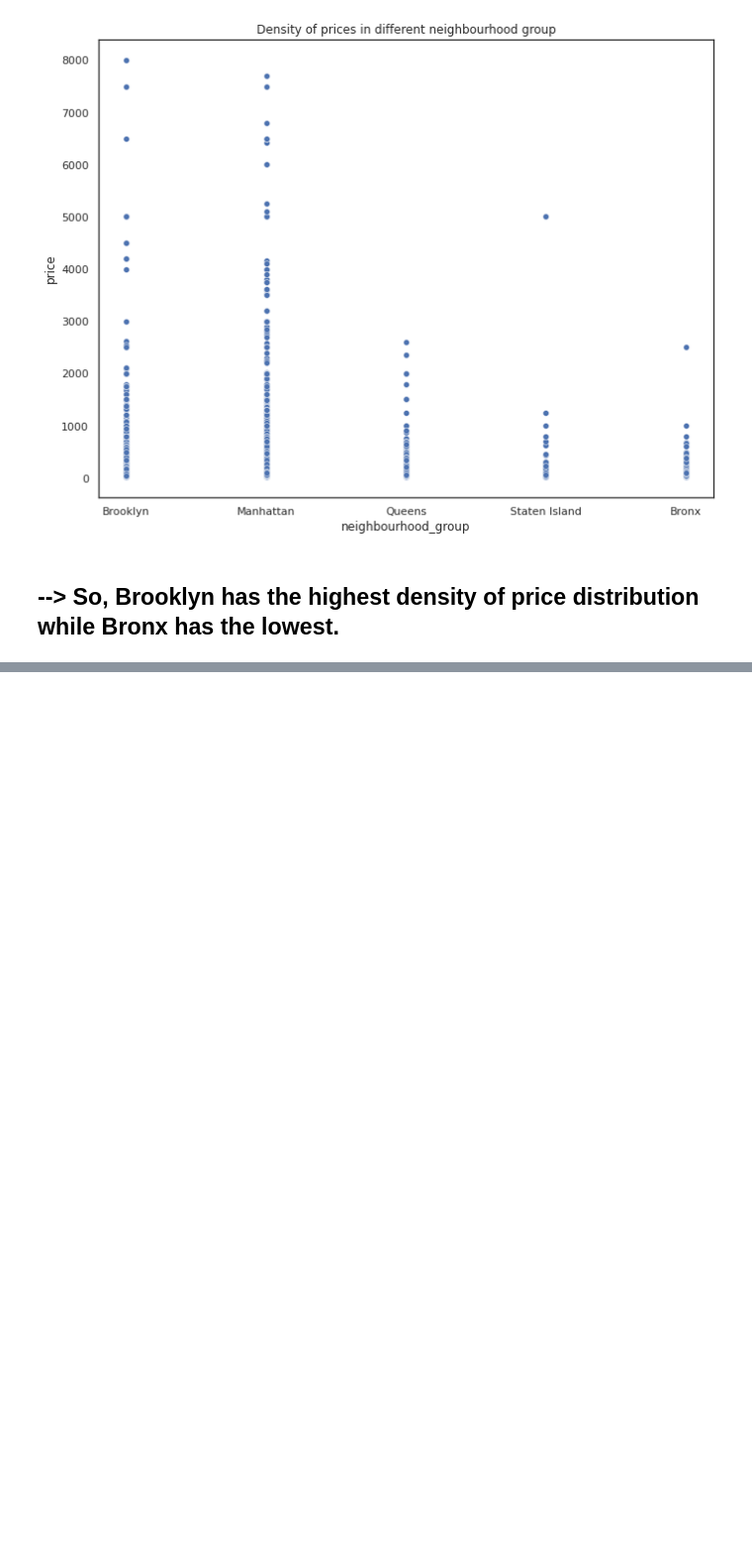
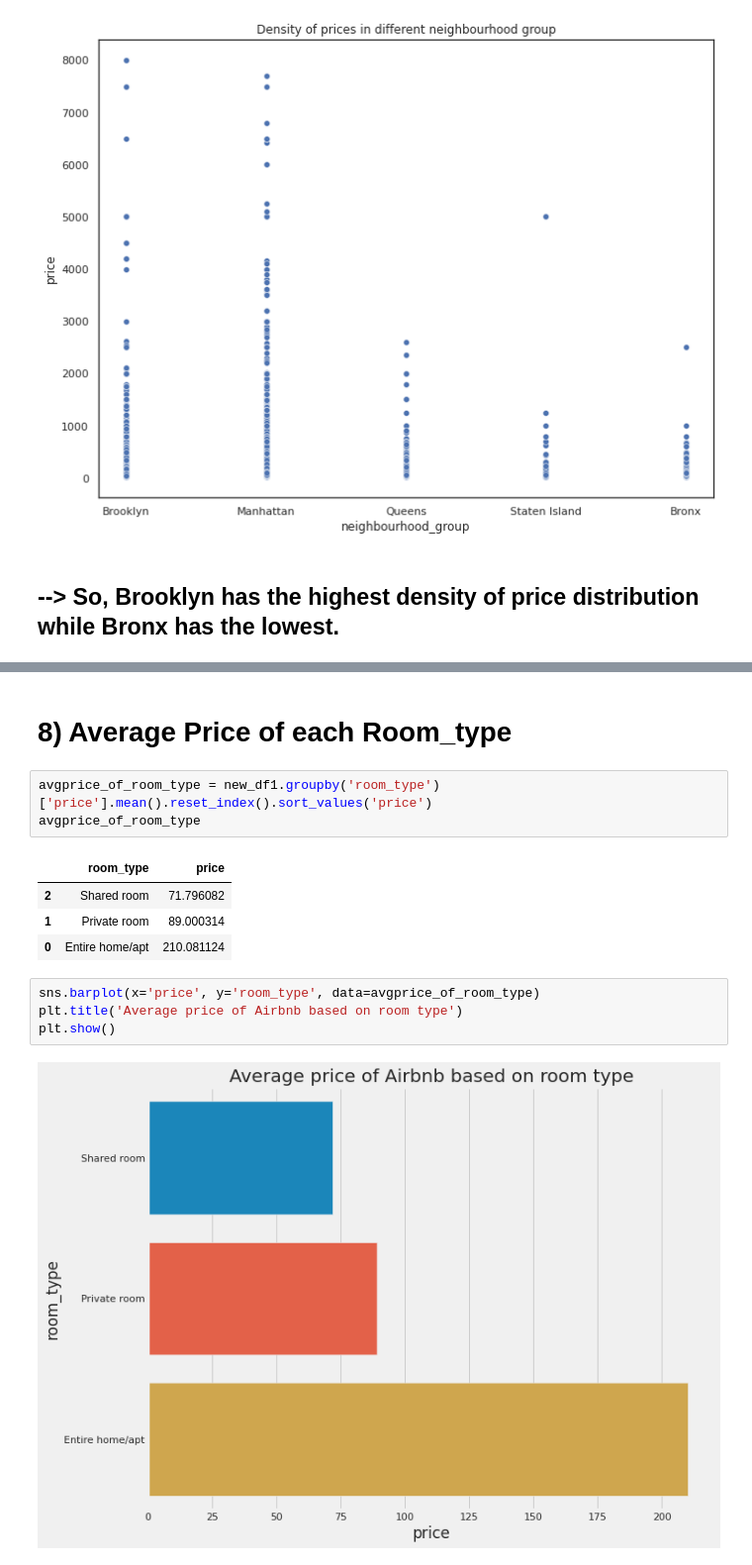
Before and after one commit to kajalDhun114/Airbnb-EDA-Project, a Jupyter notebook: Copy_of_Airbnb_Bookings_Analysis_Capstone_Project.ipynb, the cells around one changed output, grey strips where cells are left out. Shown: that part at 99% size. Drawn from its saved outputs; the diff is of its cells as text; blank space fills up the shorter version.

```diff
--- a/Copy_of_Airbnb_Bookings_Analysis_Capstone_Project.ipynb
+++ b/Copy_of_Airbnb_Bookings_Analysis_Capstone_Project.ipynb
@@ -547,0 +596,16 @@ plt.show()
+# %% [markdown]
+# **8) Average Price of each Room_type**
+# %%
+avgprice_of_room_type = new_df1.groupby('room_type')['price'].mean().reset_index().sort_values('price')
+avgprice_of_room_type
+# %% [output]
+|  | room_type | price |
+| 2 | Shared room | 71.796082 |
+| 1 | Private room | 89.000314 |
+| 0 | Entire home/apt | 210.081124 |
+# %%
+sns.barplot(x='price', y='room_type', data=avgprice_of_room_type)
+plt.title('Average price of Airbnb based on room type')
+plt.show()
+# %% [output]
+[figure, added]
```
Also changed, not shown: parts of 19 cells of this notebook.
